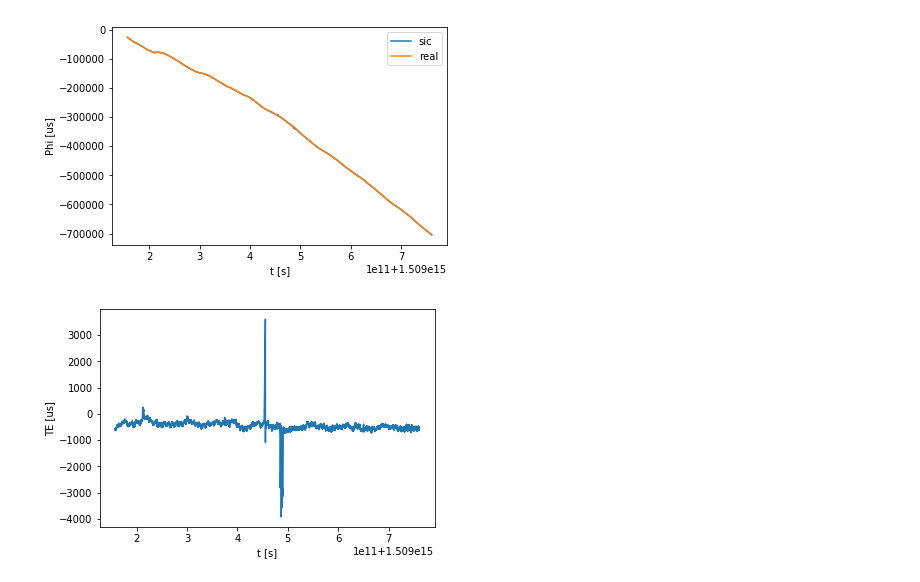
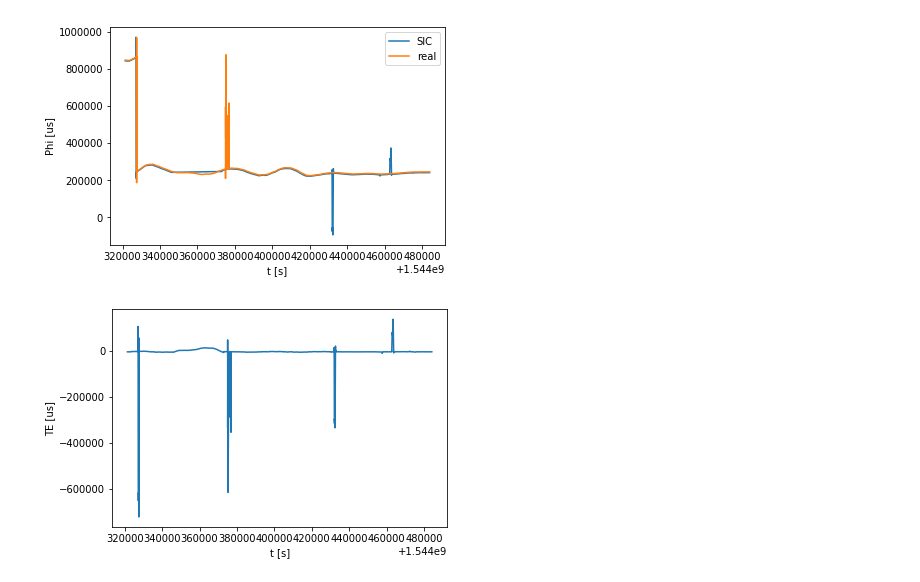
Before and after one commit to TallerIII-SIC/taller3-sic, a Jupyter notebook: src/mtie.ipynb, the cells around one changed output. Saved outputs shown, nothing was run; the diff lists cells and outputs as text; code cells hidden in the pictures.

Commit message:
Cambio nombres de los archivos de mediciones y limpio los notebooks. Gráfico de MTIE para varias ventanas

```diff
--- a/src/mtie.ipynb
+++ b/src/mtie.ipynb
@@ -1,3 +1,21 @@
+# %%
+# Para las mediciones realizadas en este trabajo
+
+T_REAL_PHI_FILE = "../Mediciones/t1_pps_aligned.bin"
+REAL_PHI_FILE = "../Mediciones/real_phi.bin"
+T_SIC_PHI_FILE = "../Mediciones/t1.bin"
+REAL_PHI_INTERP_FILE = '../Mediciones/real_phi_interp.bin'
+SIC_PHI_FILE = '../Mediciones/sic_phi.bin'
+T_PPS_FILE = '../Mediciones/t1.bin'
+
+# Para las mediciones realizadas en la tesis
+
+# T_REAL_PHI_FILE = "../data/t1_pps_aligned.bin"
+# REAL_PHI_FILE = "../data/real_phi.bin"
+# T_SIC_PHI_FILE = "../data/t1.bin"
+# REAL_PHI_INTERP_FILE = "../data/real_phi_interp.bin"
+# SIC_PHI_FILE = '../data/sic_phi.bin'
+# T_PPS_FILE = '../data/t1.bin'
 # %%
 import numpy as np
 import matplotlib.pyplot as plt
@@ -6,7 +28,3 @@ Interpolamos el $\Phi$ real en los tiempos que calculamos el $\Phi$ con SIC:
-# %%
-T_REAL_PHI_FILE = "../data/t1_pps_aligned.bin"
-REAL_PHI_FILE = "../data/real_phi.bin"
-T_SIC_PHI_FILE = "../data/t1.bin"
 # %%
 t_real_phi = np.fromfile(T_REAL_PHI_FILE)
 real_phi = np.fromfile(REAL_PHI_FILE)
@@ -22,25 +36,20 @@ import matplotlib.pyplot as plt
-# %%
-MTIE_WINDOW = 60
-REAL_PHI_FILE = '../data/real_phi_interp.bin'
-SIC_PHI_FILE = '../data/sic_phi.bin'
-T_PPS_FILE = '../data/t1.bin'
 # %%
-real_phi = np.fromfile(REAL_PHI_FILE)
+real_phi = np.fromfile(REAL_PHI_INTERP_FILE)
 sic_phi = np.fromfile(SIC_PHI_FILE)
-t_pps = np.fromfile(T_PPS_FILE)
+t_pps = t_sic_phi
 # %%
-plt.plot(t_pps, sic_phi)
-plt.plot(t_pps, real_phi)
+plt.plot(t_pps/1e6, sic_phi)
+plt.plot(t_pps/1e6, real_phi)
 plt.xlabel('t [s]')
 plt.ylabel('Phi [us]')
-plt.legend(('sic','real'));
+plt.legend(('SIC','real'));
 # %% [output]
-[figure, old version]
+[figure, new version]
 # %%
 te = sic_phi - real_phi
 # %%
-plt.plot(t_pps,te)
+plt.plot(t_pps/1e6,te)
 plt.xlabel('t [s]')
 plt.ylabel('TE [us]');
 # %% [output]
-[figure, old version]
+[figure, new version]
```
Also changed, not shown: parts of 28 cells of this notebook, 57 other files.
